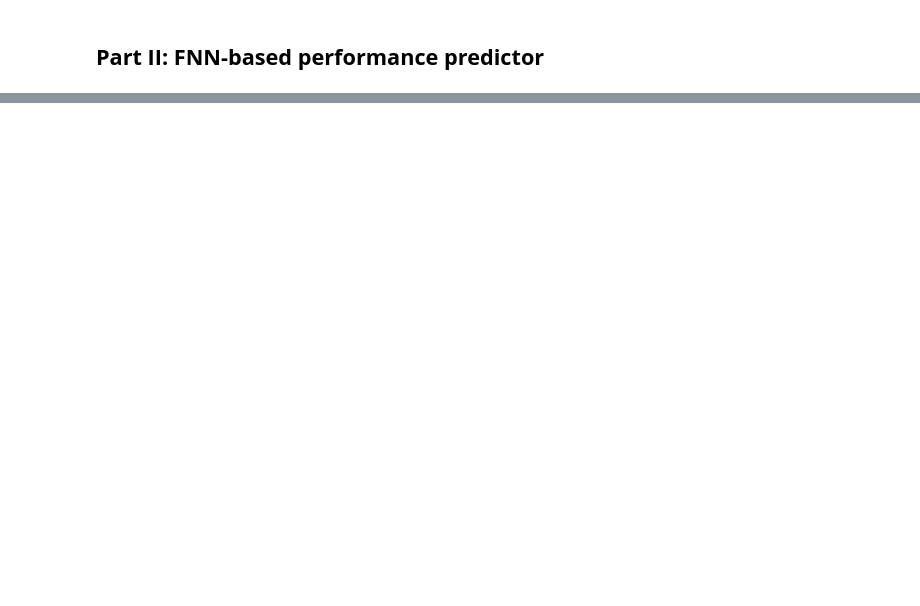
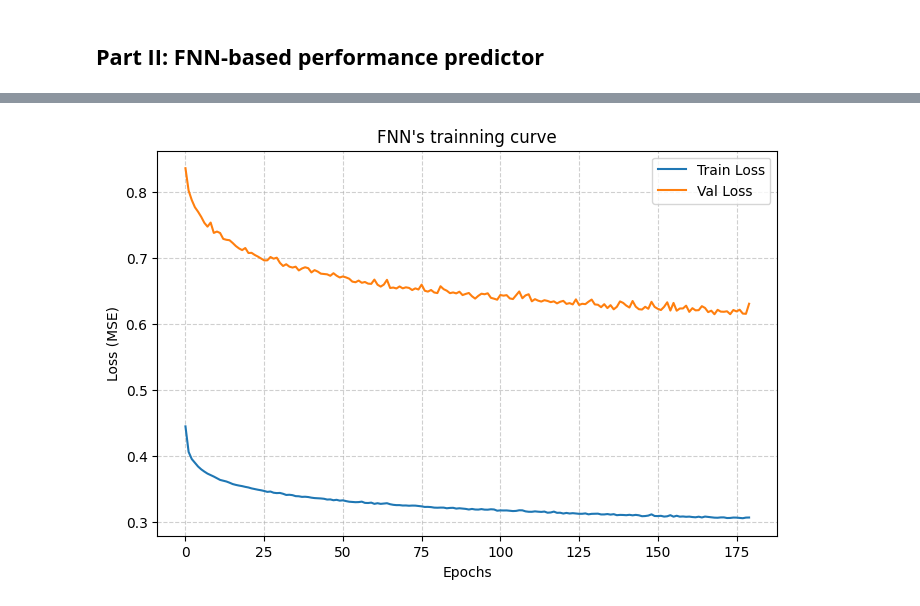
Before and after one commit to alexrogermoya/AAX_Projects, a Jupyter notebook: AAX_Seminars/AAX_Seminar_4/AAX_Seminar4.ipynb, the cells around one changed output, grey strips where cells are left out. Drawn from its saved outputs; the diff is of its cells as text; code cells hidden in the pictures; blank space fills up the shorter version.

```diff
--- a/AAX_Seminars/AAX_Seminar_4/AAX_Seminar4.ipynb
+++ b/AAX_Seminars/AAX_Seminar_4/AAX_Seminar4.ipynb
@@ -81,0 +90,17 @@ AvgPingLatency  54.679929   8.745980  39.32  96.43
+# %%
+# Get rid of outliers
+train_data_clean = train_data[train_data['RxLinkSpeed'] >= 0]
+test_data_clean = test_data[test_data['RxLinkSpeed'] >= 0]
+
+statistics = pd.DataFrame({
+    'Feature': train_data_clean.columns,
+    'Mean': train_data_clean.mean().values,
+    'Std Dev': train_data_clean.std().values,
+    'Min': train_data_clean.min().values,
+    'Max': train_data_clean.max().values
+})
+
+print("=" * 100)
+print("FEATURE STATISTICS")
+print("=" * 100)
+print(statistics.to_string(index=False))
@@ -123,0 +186,34 @@ plt.show()
+# %%
+from sklearn.neural_network import MLPRegressor
+from sklearn.metrics import mean_squared_error, r2_score
+import matplotlib.pyplot as plt
+import numpy as np
+
+# Definition of the neural network
+fnn_model = MLPRegressor(
+    hidden_layer_sizes=(64, 32),
+    activation='relu',
+    solver='adam',
+    max_iter=500,
+    early_stopping=True,
+    validation_fraction=0.15,    # Reserve 15% of training data for validation
+    random_state=42
+)
+
+# Model training
+fnn_model.fit(X_train_scaled, y_train_scaled)
+
+# Training process
+plt.figure(figsize=(8, 5))
+plt.plot(fnn_model.loss_curve_, label='Train Loss')
+if fnn_model.early_stopping:
+    plt.plot(1 - np.array(fnn_model.validation_scores_), label='Val Loss')
+
+plt.title("FNN's trainning curve")
+plt.xlabel('Epochs')
+plt.ylabel('Loss (MSE)')
+plt.legend()
+plt.grid(True, linestyle='--', alpha=0.6)
+plt.show()
+# %% [output]
+[figure, added]
```
Also changed, not shown: parts of 15 cells of this notebook.
